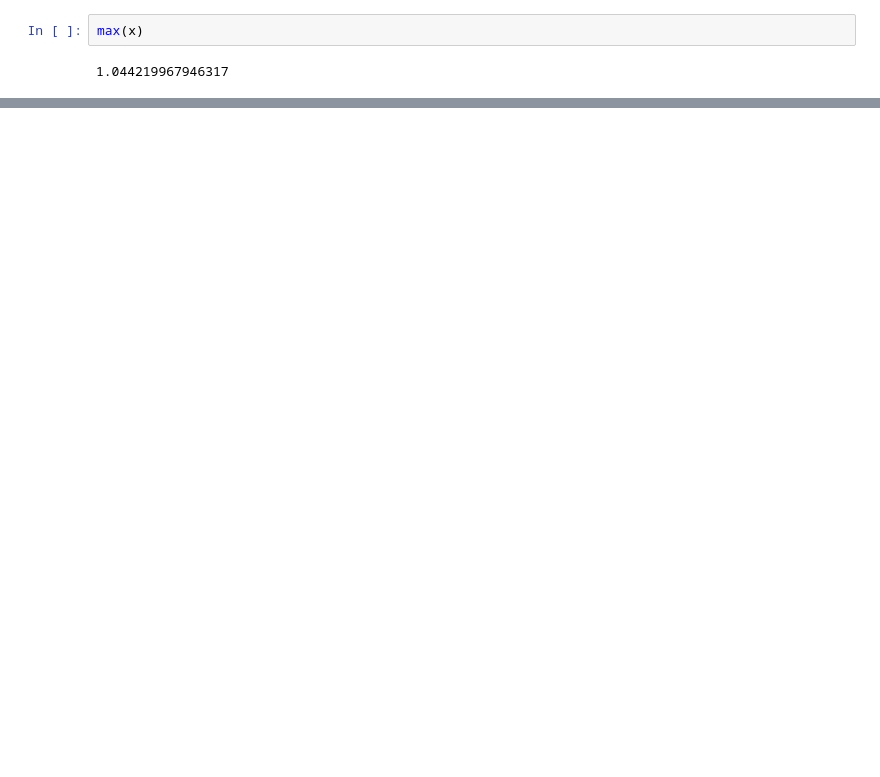
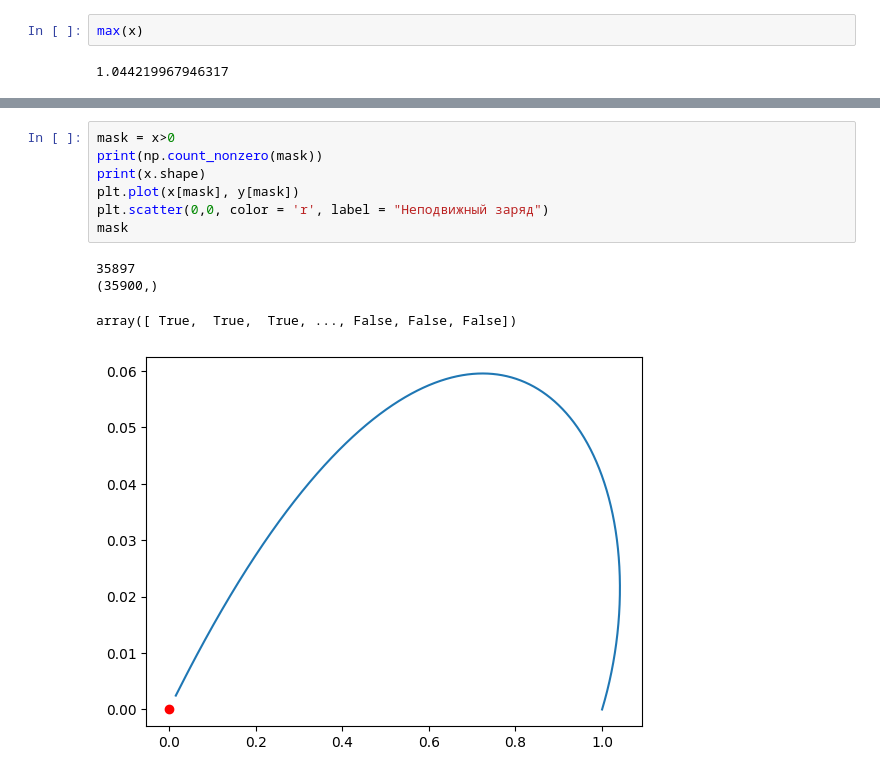
Before and after one commit to lalayants/PhysicsITMO_Electrostatics, a Jupyter notebook: Project1.2/project.ipynb, the cells around one changed output, grey strips where cells are left out. Saved outputs shown, nothing was run; the diff lists cells and outputs as text; blank space fills up the shorter version.

```diff
--- a/Project1.2/project.ipynb
+++ b/Project1.2/project.ipynb
@@ -51,0 +58,12 @@ array([ 0.00000000e+00, -1.41120008e-05])
+# %%
+mask = x>0
+print(np.count_nonzero(mask))
+print(x.shape)
+plt.plot(x[mask], y[mask])
+plt.scatter(0,0, color = 'r', label = "Неподвижный заряд")
+mask
+# %% [output]
+35897
+(35900,)
+array([ True,  True,  True, ..., False, False, False])
+[figure, added]
```
Also changed, not shown: parts of 4 cells of this notebook, 1 other file.
